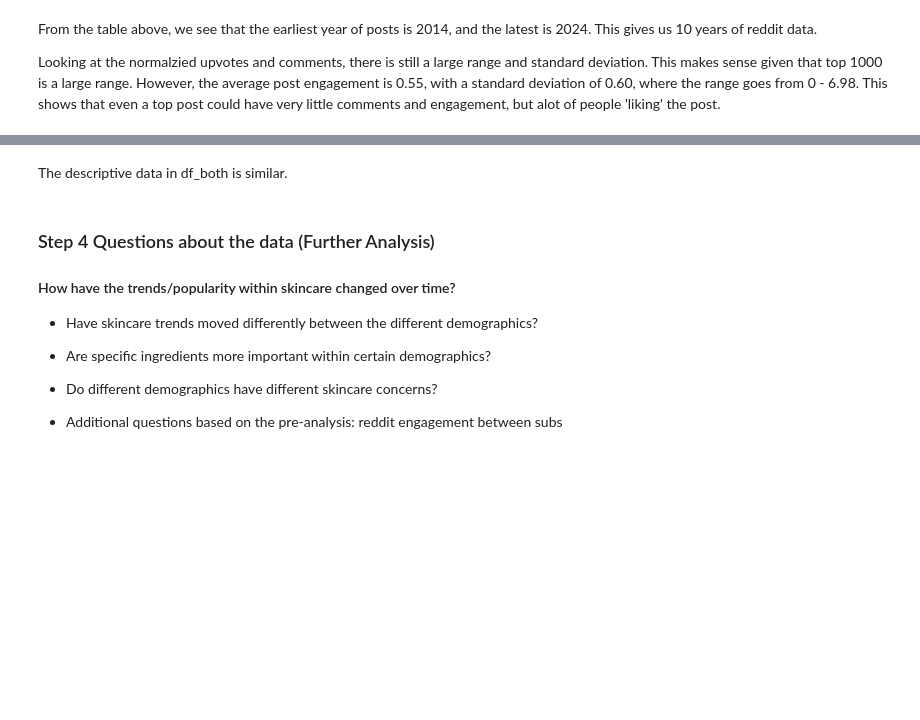
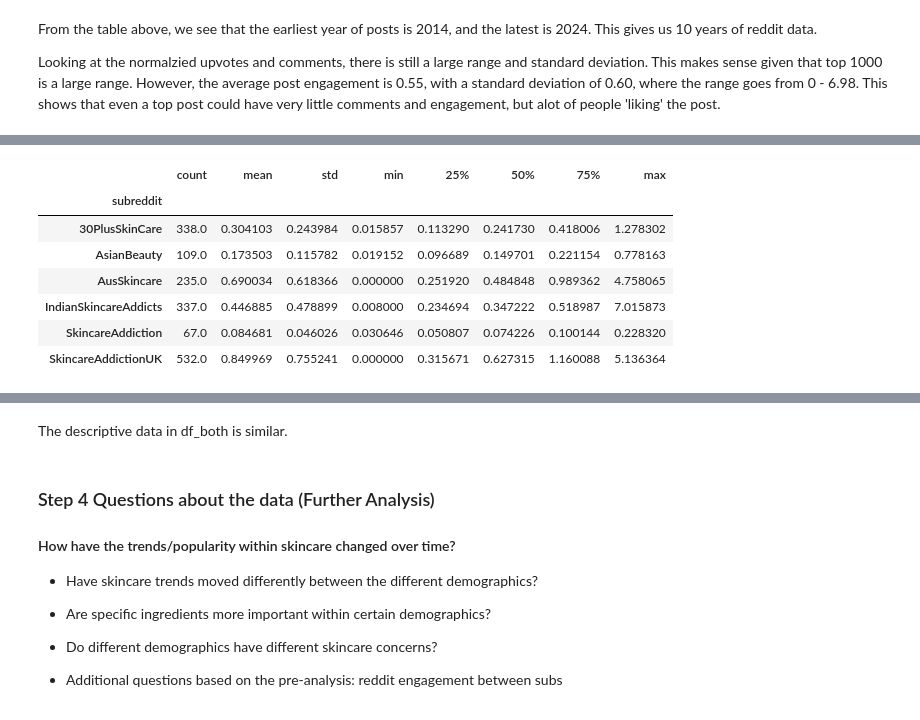
Before and after one commit to nandikaL/OX24006_EMAT0048-Part-2, a Jupyter notebook: OX24006_EMATM0048_Part2.ipynb, the cells around one changed output, grey strips where cells are left out. Drawn from its saved outputs; the diff is of its cells as text; code cells hidden in the pictures; blank space fills up the shorter version.

```diff
--- a/OX24006_EMATM0048_Part2.ipynb
+++ b/OX24006_EMATM0048_Part2.ipynb
@@ -695,0 +700,12 @@ df_both.describe()
+# %%
+subredditgroups = wdf.groupby('subreddit')
+subredditgroups['engagement'].describe()
+# %% [output]
+|  | count | mean | std | min | 25% | 50% | 75% | max |
+| subreddit |  |  |  |  |  |  |  |  |
+| 30PlusSkinCare | 338.0 | 0.304103 | 0.243984 | 0.015857 | 0.113290 | 0.241730 | 0.418006 | 1.278302 |
+| AsianBeauty | 109.0 | 0.173503 | 0.115782 | 0.019152 | 0.096689 | 0.149701 | 0.221154 | 0.778163 |
+| AusSkincare | 235.0 | 0.690034 | 0.618366 | 0.000000 | 0.251920 | 0.484848 | 0.989362 | 4.758065 |
+| IndianSkincareAddicts | 337.0 | 0.446885 | 0.478899 | 0.008000 | 0.234694 | 0.347222 | 0.518987 | 7.015873 |
+| SkincareAddiction | 67.0 | 0.084681 | 0.046026 | 0.030646 | 0.050807 | 0.074226 | 0.100144 | 0.228320 |
+| SkincareAddictionUK | 532.0 | 0.849969 | 0.755241 | 0.000000 | 0.315671 | 0.627315 | 1.160088 | 5.136364 |
```
Also changed, not shown: parts of 23 cells of this notebook.
